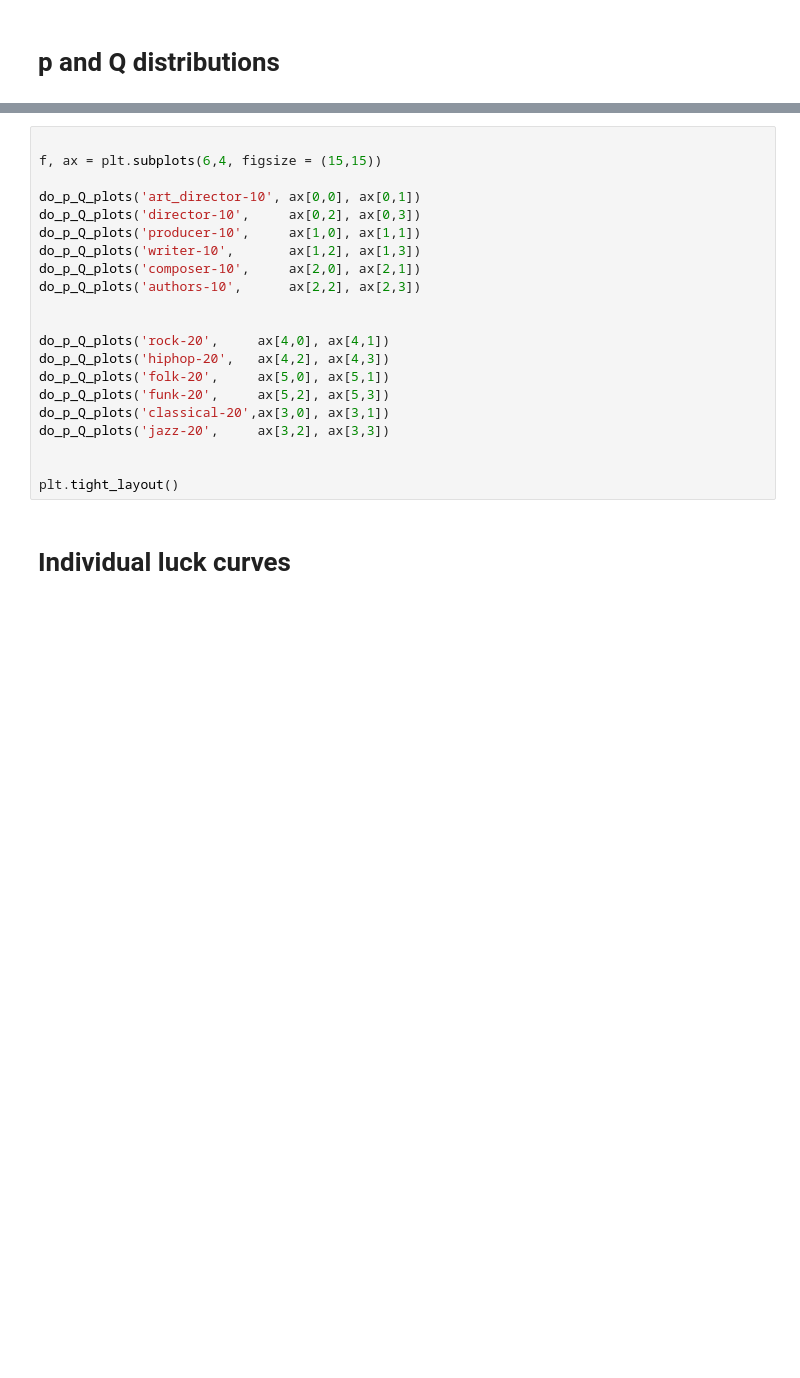
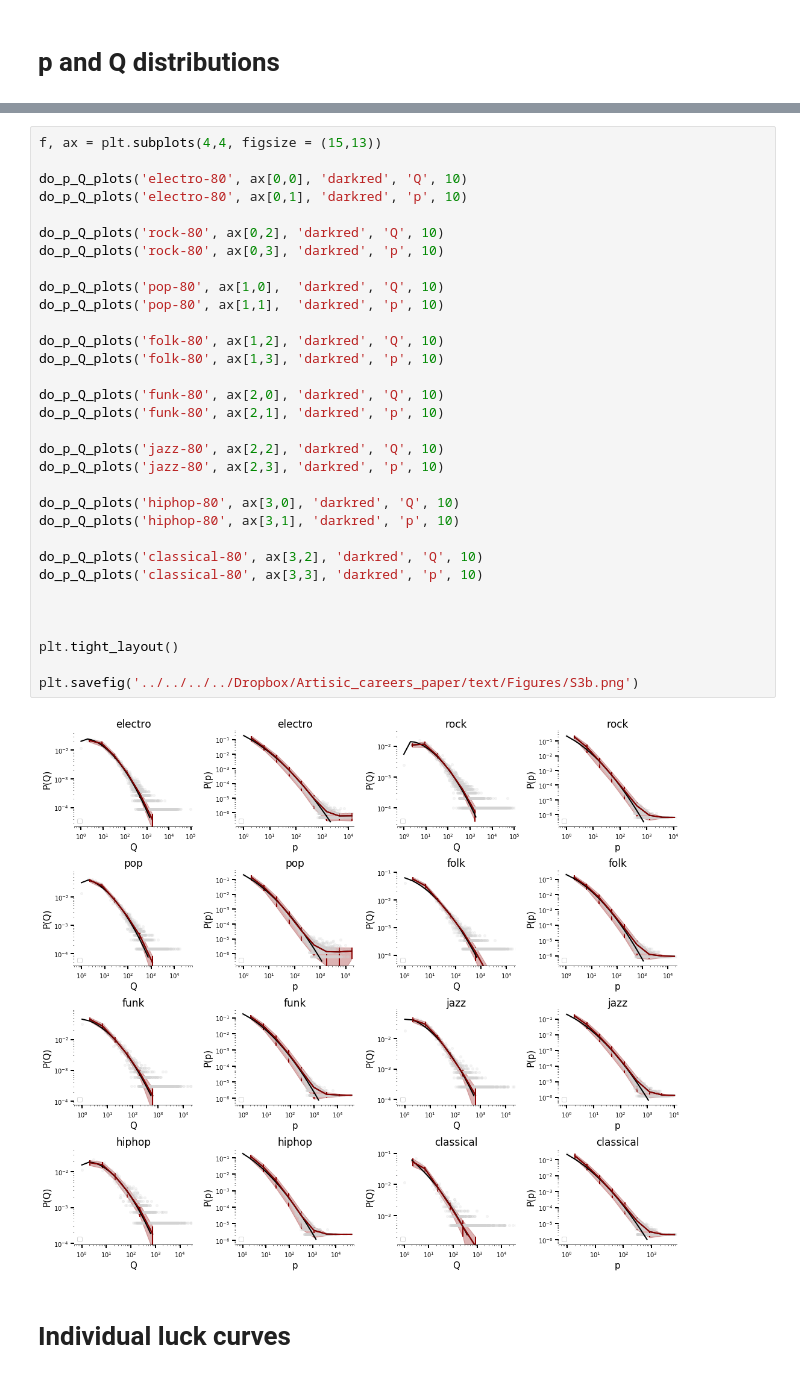
Before and after one commit to milanjanosov/success_engine, a Jupyter notebook: QMODELNEW/FinalPlots.ipynb, the cells around one changed output, grey strips where cells are left out. Cells and saved outputs as stored; diff of their text form; blank space fills up the shorter version.

```diff
--- a/QMODELNEW/FinalPlots.ipynb
+++ b/QMODELNEW/FinalPlots.ipynb
@@ -261,24 +264,37 @@ plt.tight_layout()
 # %%
+f, ax = plt.subplots(4,4, figsize = (15,13))
 
-f, ax = plt.subplots(6,4, figsize = (15,15))
+do_p_Q_plots('electro-80', ax[0,0], 'darkred', 'Q', 10)
+do_p_Q_plots('electro-80', ax[0,1], 'darkred', 'p', 10)
 
-do_p_Q_plots('art_director-10', ax[0,0], ax[0,1])
-do_p_Q_plots('director-10',     ax[0,2], ax[0,3])
-do_p_Q_plots('producer-10',     ax[1,0], ax[1,1])
-do_p_Q_plots('writer-10',       ax[1,2], ax[1,3])
-do_p_Q_plots('composer-10',     ax[2,0], ax[2,1])
-do_p_Q_plots('authors-10',      ax[2,2], ax[2,3])
+do_p_Q_plots('rock-80', ax[0,2], 'darkred', 'Q', 10)
+do_p_Q_plots('rock-80', ax[0,3], 'darkred', 'p', 10)
 
+do_p_Q_plots('pop-80', ax[1,0],  'darkred', 'Q', 10)
+do_p_Q_plots('pop-80', ax[1,1],  'darkred', 'p', 10)
 
-do_p_Q_plots('rock-20',     ax[4,0], ax[4,1])
-do_p_Q_plots('hiphop-20',   ax[4,2], ax[4,3])
-do_p_Q_plots('folk-20',     ax[5,0], ax[5,1])
-do_p_Q_plots('funk-20',     ax[5,2], ax[5,3])
-do_p_Q_plots('classical-20',ax[3,0], ax[3,1])
-do_p_Q_plots('jazz-20',     ax[3,2], ax[3,3])
+do_p_Q_plots('folk-80', ax[1,2], 'darkred', 'Q', 10)
+do_p_Q_plots('folk-80', ax[1,3], 'darkred', 'p', 10)
+
+do_p_Q_plots('funk-80', ax[2,0], 'darkred', 'Q', 10)
+do_p_Q_plots('funk-80', ax[2,1], 'darkred', 'p', 10)
+
+do_p_Q_plots('jazz-80', ax[2,2], 'darkred', 'Q', 10)
+do_p_Q_plots('jazz-80', ax[2,3], 'darkred', 'p', 10)
+
+do_p_Q_plots('hiphop-80', ax[3,0], 'darkred', 'Q', 10)
+do_p_Q_plots('hiphop-80', ax[3,1], 'darkred', 'p', 10)
+
+do_p_Q_plots('classical-80', ax[3,2], 'darkred', 'Q', 10)
+do_p_Q_plots('classical-80', ax[3,3], 'darkred', 'p', 10)
+
 
 
 plt.tight_layout()
+
+plt.savefig('../../../../Dropbox/Artisic_careers_paper/text/Figures/S3b.png')
+# %% [output]
+[figure, added]
 # %% [markdown]
 # Individual luck curves
 # %% [markdown]
```
Also changed, not shown: parts of 16 cells of this notebook.
